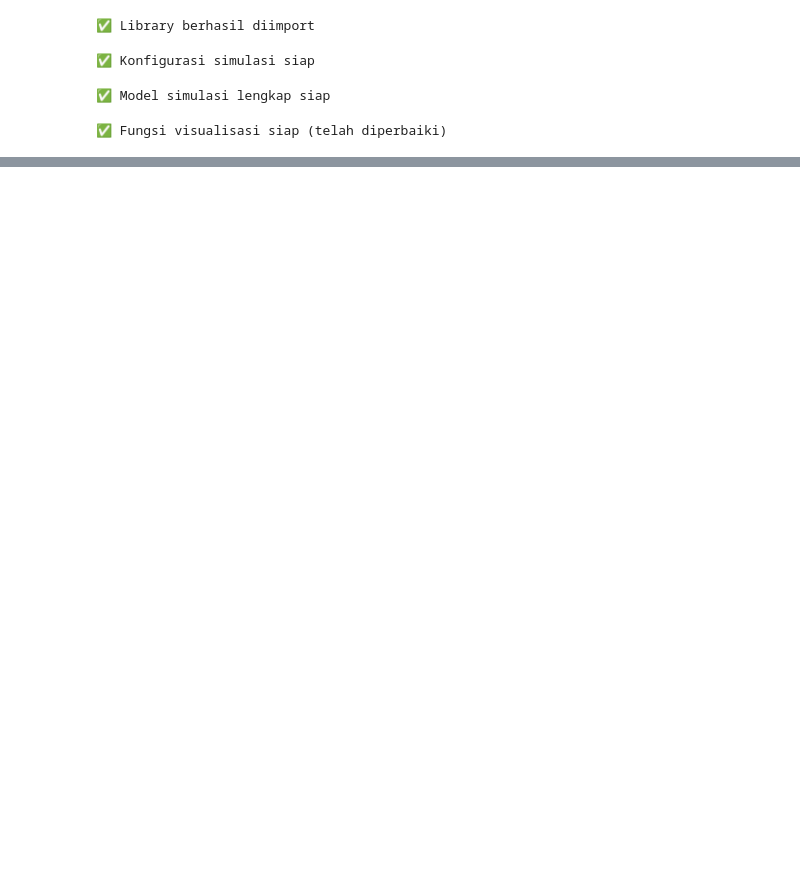
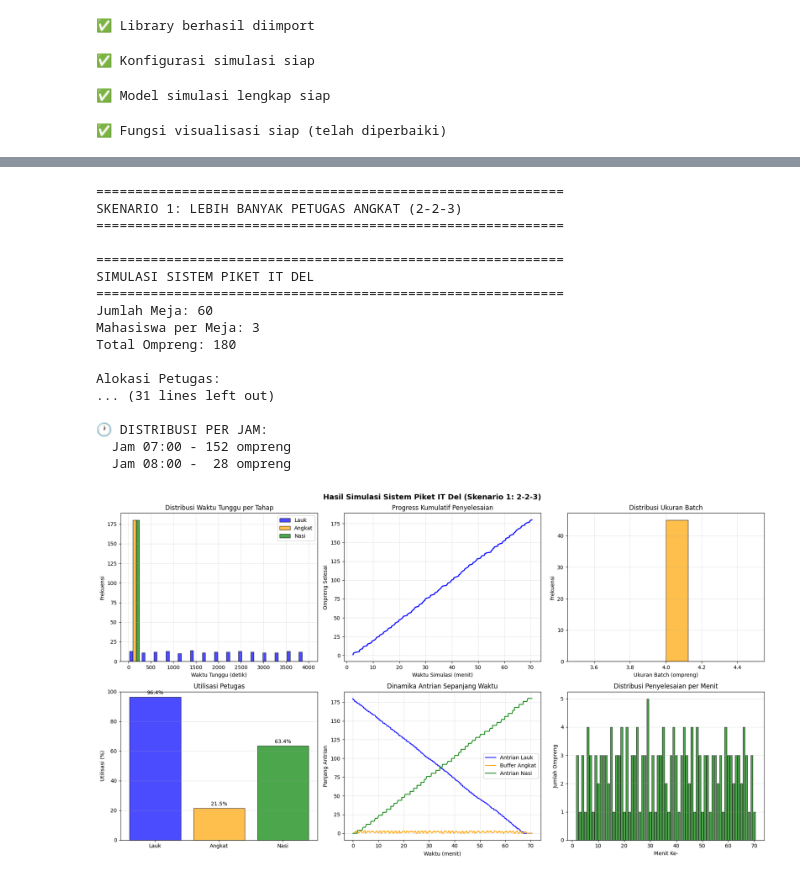
Before and after one commit to hasrasitanggang-cmyk/modsim-2026-p3-ifs25048_Hasra, a Jupyter notebook: simulasi_piket.ipynb, the cells around one changed output, grey strips where cells are left out. Cells and saved outputs as stored; diff of their text form; code cells hidden in the pictures; blank space fills up the shorter version.

```diff
--- a/simulasi_piket.ipynb
+++ b/simulasi_piket.ipynb
@@ -659,0 +700,38 @@ print("✅ Fungsi visualisasi siap (telah diperbaiki)")
+# %%
+# ======================================
+# SKENARIO ALTERNATIF 1
+# ======================================
+
+print("\n" + "="*60)
+print("SKENARIO 1: LEBIH BANYAK PETUGAS ANGKAT (2-2-3)")
+print("="*60)
+
+config1 = Config(
+    STAFF_LAUK=2,
+    STAFF_ANGKAT=2,
+    STAFF_NASI=3
+)
+
+results1, df1, model1 = run_scenario(config1)
+
+if df1 is not None and not df1.empty and results1:
+    visualize_results(df1, model1, results1, "(Skenario 1: 2-2-3)")
+# %% [output]
+============================================================
+SKENARIO 1: LEBIH BANYAK PETUGAS ANGKAT (2-2-3)
+============================================================
+
+============================================================
+SIMULASI SISTEM PIKET IT DEL
+============================================================
+Jumlah Meja: 60
+Mahasiswa per Meja: 3
+Total Ompreng: 180
+
+Alokasi Petugas:
+... (31 lines left out)
+
+🕐 DISTRIBUSI PER JAM:
+  Jam 07:00 - 152 ompreng
+  Jam 08:00 -  28 ompreng
+[figure, added]
```
Also changed, not shown: parts of 5 cells of this notebook, 2 other files.
